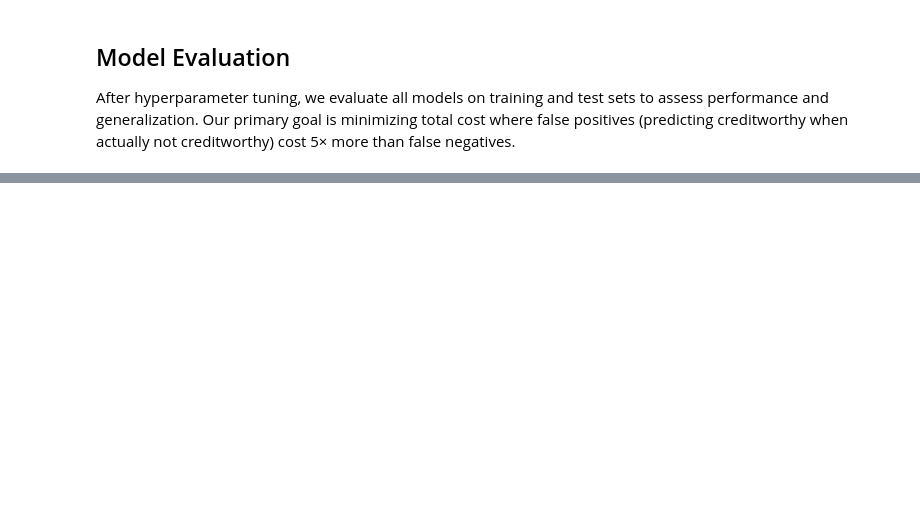
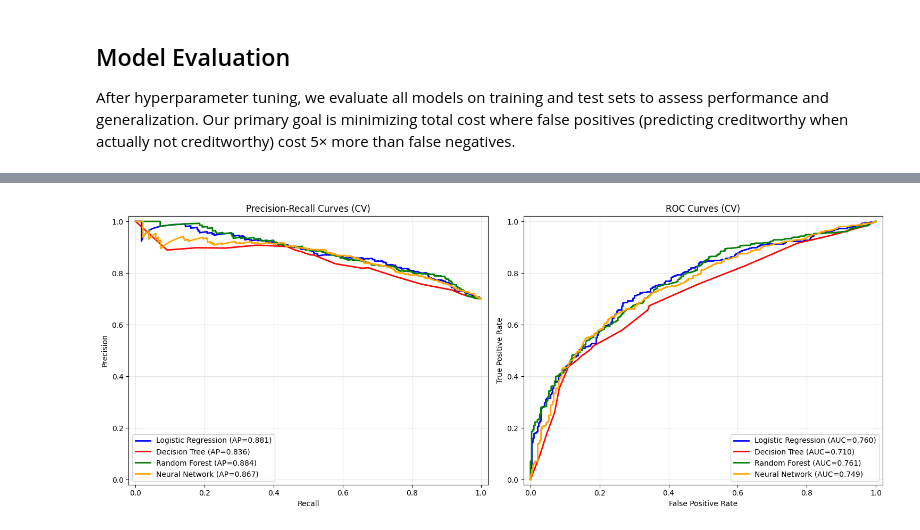
Before and after one commit to lam1aa/ML, a Jupyter notebook: credit_risk.ipynb, the cells around one changed output, grey strips where cells are left out. Saved outputs shown, nothing was run; the diff lists cells and outputs as text; code cells hidden in the pictures; blank space fills up the shorter version.

```diff
--- a/credit_risk.ipynb
+++ b/credit_risk.ipynb
@@ -1119,0 +1392,4 @@ For a balance of cost, precision and efficiency, **Logistic Regression** represe
+# %%
+plot_model_comparison_curves_cv(models, df_final, label, cv_folds=5)
+# %% [output]
+[figure, added]
```
Also changed, not shown: parts of 36 cells of this notebook, 4 other files.
